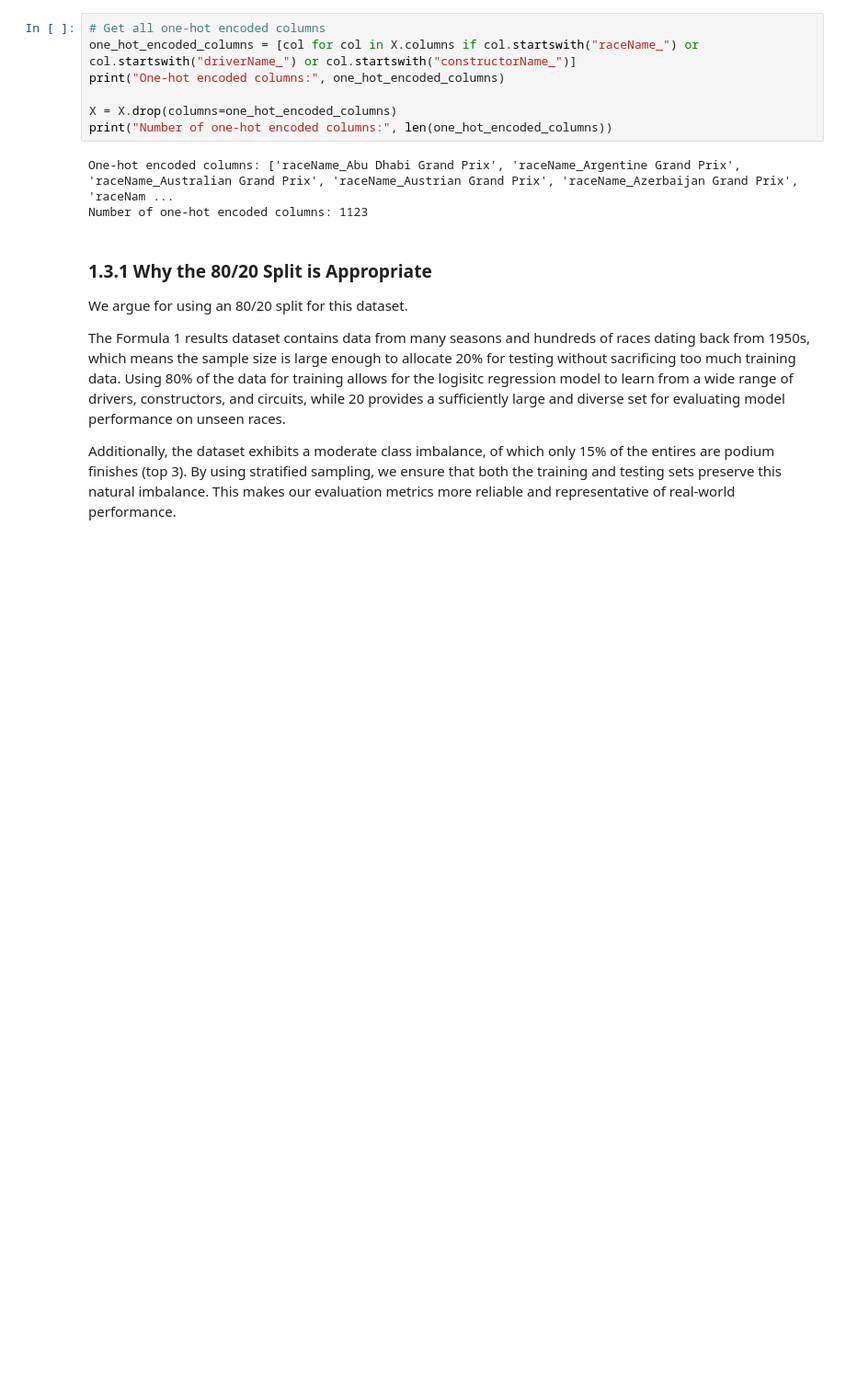
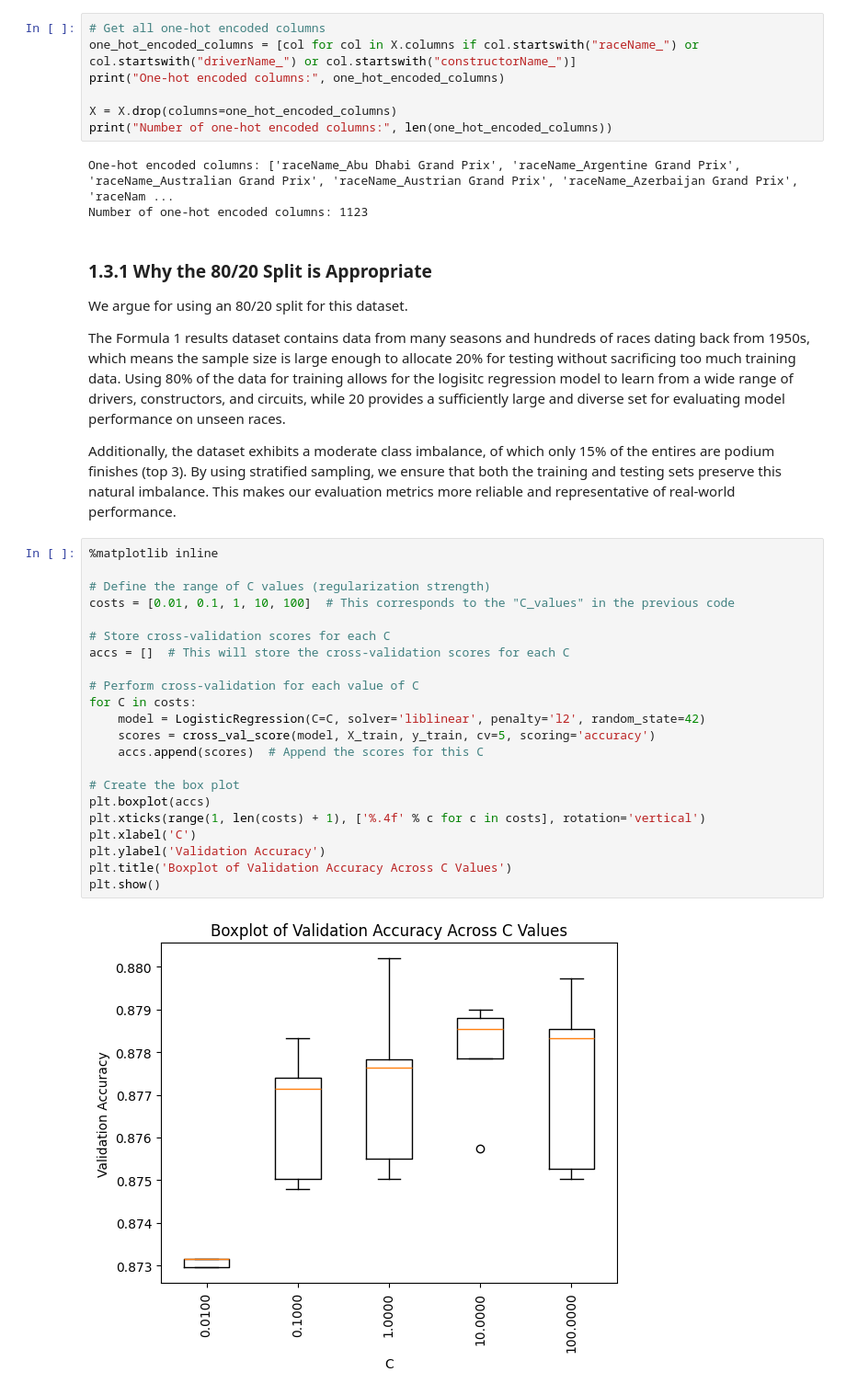
Before and after one commit to lukeVoinov/Machine-Learning-in-Python, a Jupyter notebook: Lab 3 - Extending Logistic Regression/nguyen_lab3.ipynb, the cells around one changed output. Shown at 92% size. Saved outputs shown, nothing was run; the diff lists cells and outputs as text; blank space fills up the shorter version.

```diff
--- a/Lab 3 - Extending Logistic Regression/nguyen_lab3.ipynb
+++ b/Lab 3 - Extending Logistic Regression/nguyen_lab3.ipynb
@@ -205,3 +254,27 @@ We argue for using an 80/20 split for this dataset.
 The Formula 1 results dataset contains data from many seasons and hundreds of races dating back from 1950s, which means the sample size is large enough to allocate 20% for testing without sacrificing too much training data. Using 80% of the data for training allows for the logisitc regression model to learn from a wide range of drivers, constructors, and circuits, while 20 provides a sufficiently large and diverse set for evaluating model performance on unseen races.
 
 Additionally, the dataset exhibits a moderate class imbalance, of which only 15% of the entires are podium finishes (top 3). By using stratified sampling, we ensure that both the training and testing sets preserve this natural imbalance. This makes our evaluation metrics more reliable and representative of real-world performance.
+# %%
+%matplotlib inline
+
+# Define the range of C values (regularization strength)
+costs = [0.01, 0.1, 1, 10, 100]  # This corresponds to the "C_values" in the previous code
+
+# Store cross-validation scores for each C
+accs = []  # This will store the cross-validation scores for each C
+
+# Perform cross-validation for each value of C
+for C in costs:
+    model = LogisticRegression(C=C, solver='liblinear', penalty='l2', random_state=42)
+    scores = cross_val_score(model, X_train, y_train, cv=5, scoring='accuracy')
+    accs.append(scores)  # Append the scores for this C
+
+# Create the box plot
+plt.boxplot(accs)
+plt.xticks(range(1, len(costs) + 1), ['%.4f' % c for c in costs], rotation='vertical')
+plt.xlabel('C')
+plt.ylabel('Validation Accuracy')
+plt.title('Boxplot of Validation Accuracy Across C Values')
+plt.show()
+# %% [output]
+[figure, added]
```
Also changed, not shown: parts of 5 cells of this notebook.
